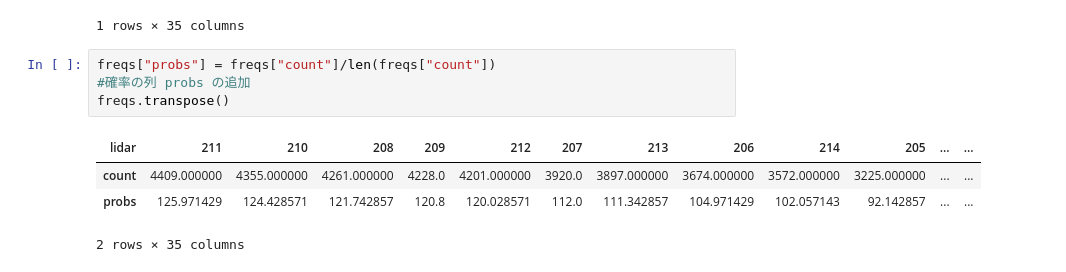
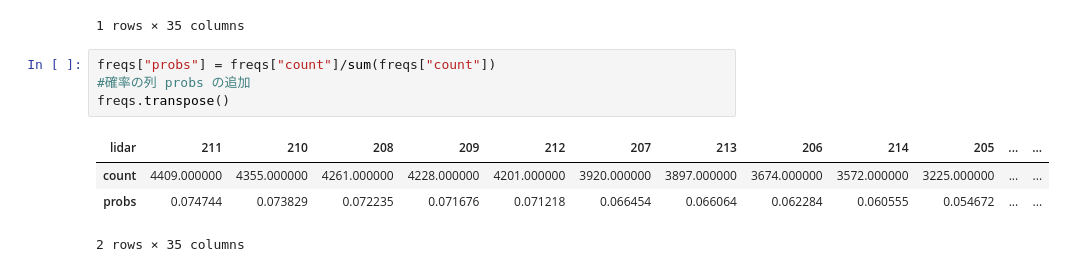
Before and after one commit to terimayowasabi/Probabilistic-Robotics, a Jupyter notebook: section_sensor/lidar_200.ipynb, the cells around one changed output. Drawn from its saved outputs; the diff is of its cells as text.

```diff
--- a/section_sensor/lidar_200.ipynb
+++ b/section_sensor/lidar_200.ipynb
@@ -160,11 +160,11 @@ freqs.transpose()  #横向きに出力
 | count | 4409 | 4355 | 4261 | 4228 | 4201 | 3920 | 3897 | 3674 | 3572 | 3225 | ... | ... |
 1 rows × 35 columns
 # %%
-freqs["probs"] = freqs["count"]/len(freqs["count"])
+freqs["probs"] = freqs["count"]/sum(freqs["count"])
 #確率の列 probs の追加
 freqs.transpose()
 # %% [output]
 | lidar | 211 | 210 | 208 | 209 | 212 | 207 | 213 | 206 | 214 | 205 | ... | ... |
-| count | 4409.000000 | 4355.000000 | 4261.000000 | 4228.0 | 4201.000000 | 3920.0 | 3897.000000 | 3674.000000 | 3572.000000 | 3225.000000 | ... | ... |
-| probs | 125.971429 | 124.428571 | 121.742857 | 120.8 | 120.028571 | 112.0 | 111.342857 | 104.971429 | 102.057143 | 92.142857 | ... | ... |
+| count | 4409.000000 | 4355.000000 | 4261.000000 | 4228.000000 | 4201.000000 | 3920.000000 | 3897.000000 | 3674.000000 | 3572.000000 | 3225.000000 | ... | ... |
+| probs | 0.074744 | 0.073829 | 0.072235 | 0.071676 | 0.071218 | 0.066454 | 0.066064 | 0.062284 | 0.060555 | 0.054672 | ... | ... |
 2 rows × 35 columns
```
Also changed, not shown: parts of 12 cells of this notebook.
